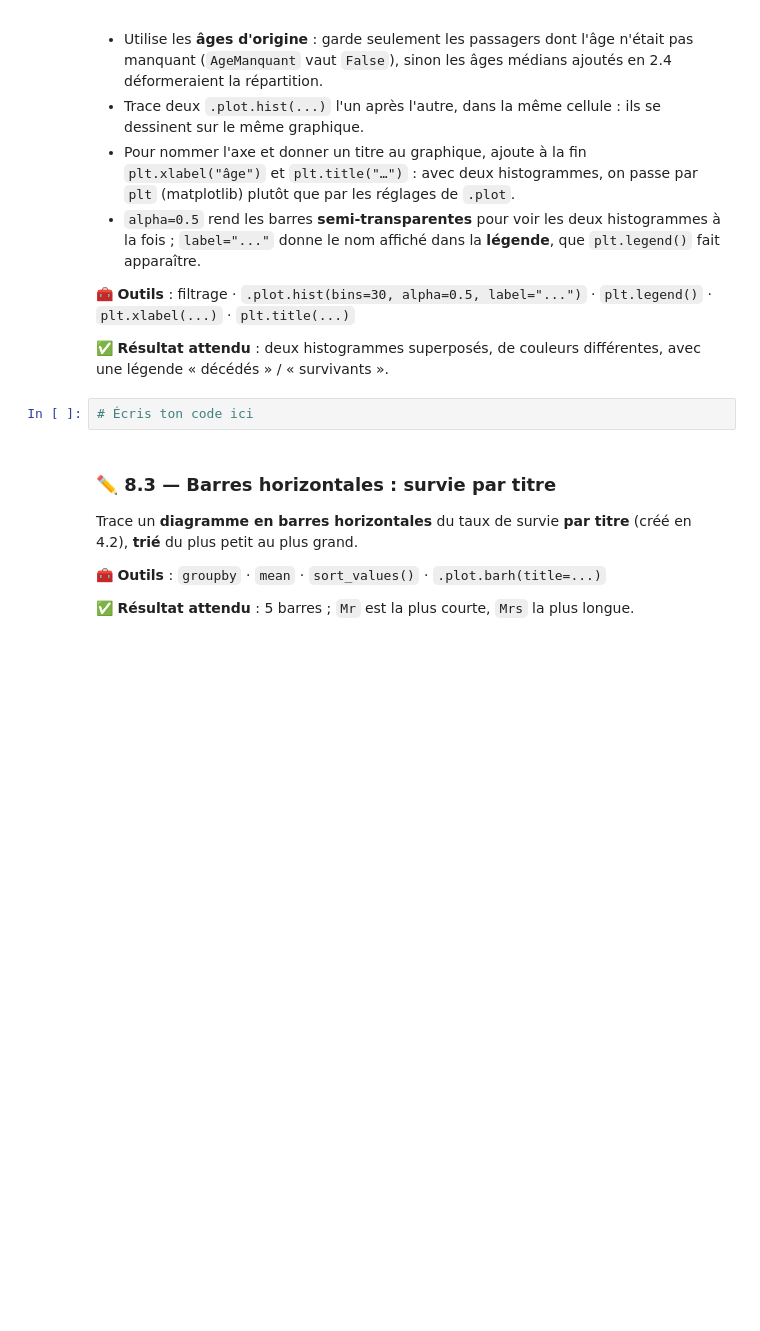
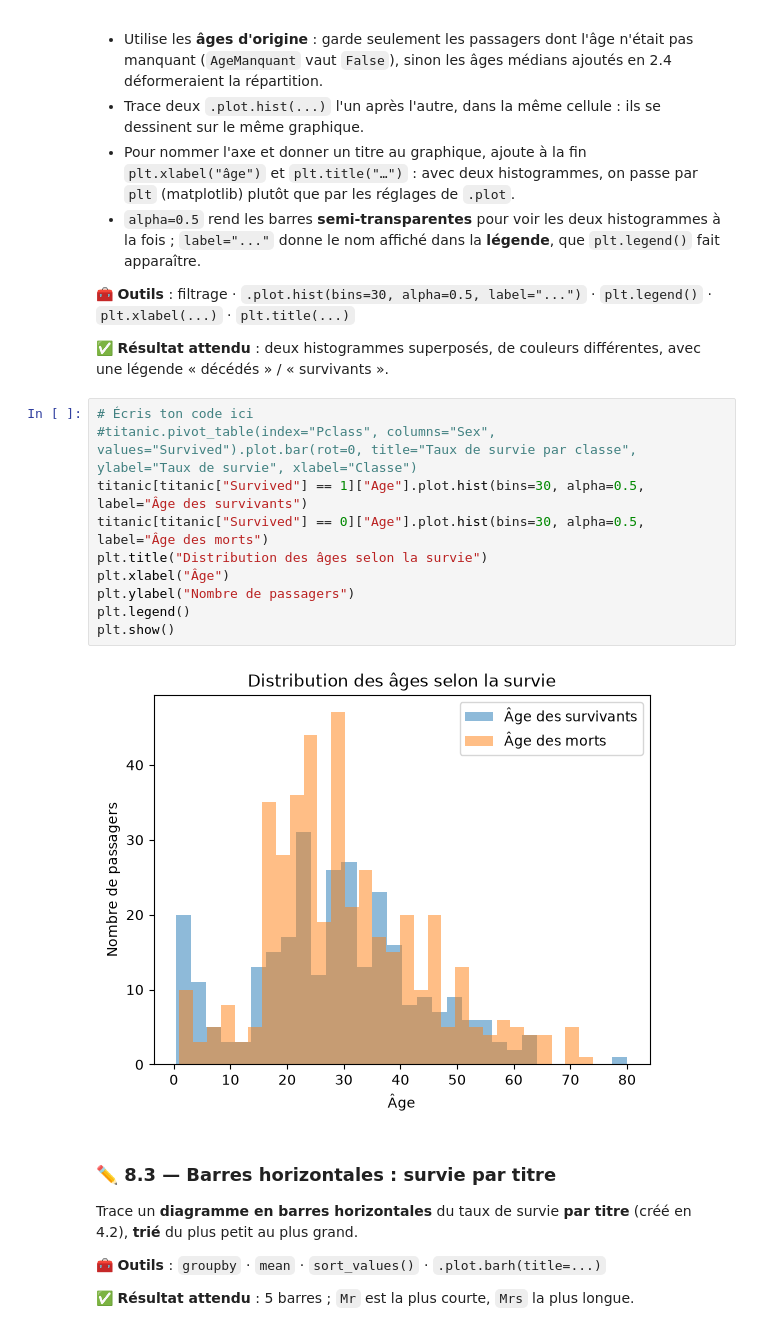
Before and after one commit to Loic0427/brief-titanic, a Jupyter notebook: 2_adapter_pandas_titanic.ipynb, the cells around one changed output. Cells and saved outputs as stored; diff of their text form; blank space fills up the shorter version.

```diff
--- a/2_adapter_pandas_titanic.ipynb
+++ b/2_adapter_pandas_titanic.ipynb
@@ -702,8 +841,18 @@ Superpose, sur le **même graphique**, l'histogramme des âges des **décédés*
 🧰 **Outils** : filtrage · `.plot.hist(bins=30, alpha=0.5, label="...")` · `plt.legend()` · `plt.xlabel(...)` · `plt.title(...)`
 
 ✅ **Résultat attendu** : deux histogrammes superposés, de couleurs différentes, avec une légende « décédés » / « survivants ».
-# %%
-# Écris ton code ici
+# %%
+# Écris ton code ici
+#titanic.pivot_table(index="Pclass", columns="Sex", values="Survived").plot.bar(rot=0, title="Taux de survie par classe", ylabel="Taux de survie", xlabel="Classe")
+titanic[titanic["Survived"] == 1]["Age"].plot.hist(bins=30, alpha=0.5, label="Âge des survivants")
+titanic[titanic["Survived"] == 0]["Age"].plot.hist(bins=30, alpha=0.5, label="Âge des morts")
+plt.title("Distribution des âges selon la survie")
+plt.xlabel("Âge")
+plt.ylabel("Nombre de passagers")
+plt.legend()
+plt.show()
+# %% [output]
+[figure, added]
 # %% [markdown]
 ### ✏️ 8.3 — Barres horizontales : survie par titre
 
```
Also changed, not shown: parts of 31 cells of this notebook, 1 other file.
